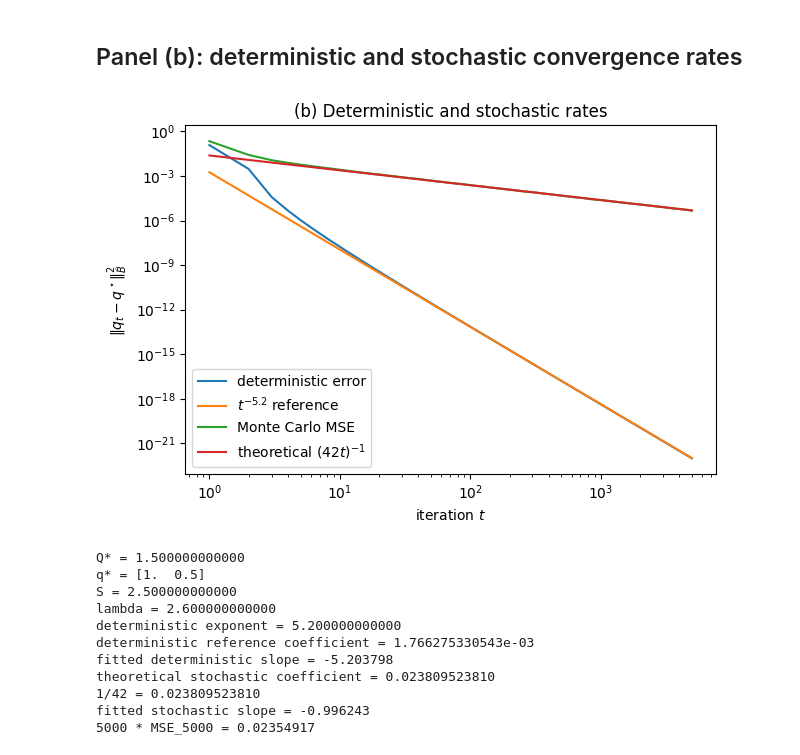
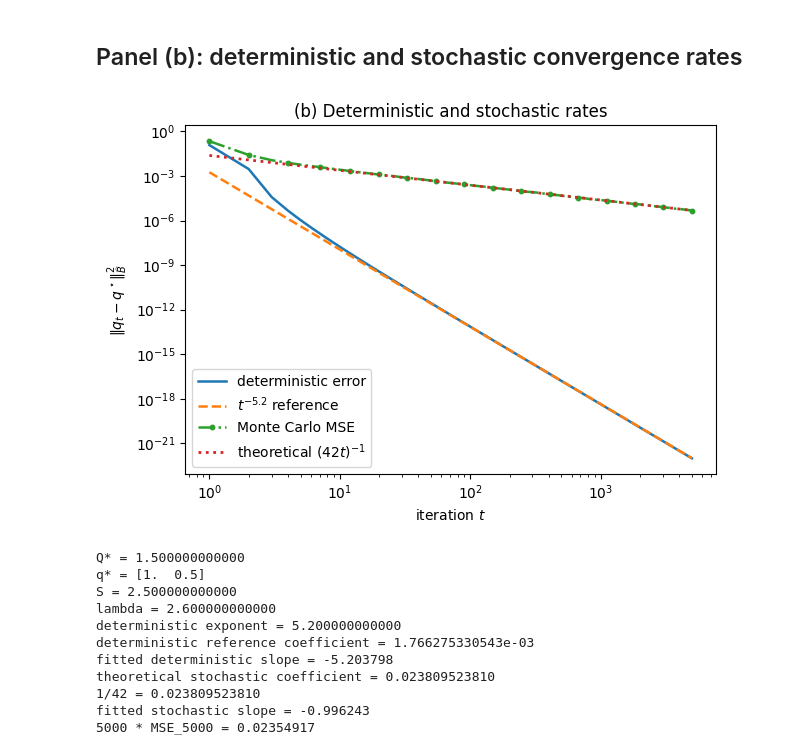
Before and after one commit to drokhlin/cournot-self-impact, a Jupyter notebook: cournot_nonlinear_figures.ipynb, the cells around one changed output. Drawn from its saved outputs; the diff is of its cells as text; code cells hidden in the pictures.

```diff
--- a/cournot_nonlinear_figures.ipynb
+++ b/cournot_nonlinear_figures.ipynb
@@ -152,39 +156,61 @@ C_noise = S * sigma**2 / (2.0*lam - 1.0)
 noise_reference = C_noise / tt
 
 fig, ax = plt.subplots(figsize=(6.4, 4.5))
-ax.loglog(tt, det_error[1:], label="deterministic error")
-ax.loglog(tt, det_reference, label=rf"$t^{{-{det_exponent:.1f}}}$ reference")
-ax.loglog(tt, mse[1:], label="Monte Carlo MSE")
-ax.loglog(tt, noise_reference, label=r"theoretical $(42t)^{-1}$")
+ax.loglog(
+    tt, det_error[1:],
+    linestyle="-", linewidth=1.8,
+    label="deterministic error"
+)
+ax.loglog(
+    tt, det_reference,
+    linestyle="--", linewidth=1.8,
+    label=rf"$t^{{-{det_exponent:.1f}}}$ reference"
+)
+marker_idx = np.unique(
+    np.geomspace(1, T, 18).astype(int) - 1
+)
+
+ax.loglog(
+    tt, mse[1:],
+    linestyle="-.", linewidth=1.8,
+    marker="o", markersize=3.2,
+    markevery=marker_idx,
+    label="Monte Carlo MSE"
+)
+ax.loglog(
+    tt, noise_reference,
+    linestyle=":", linewidth=2.0,
+    label=r"theoretical $(42t)^{-1}$"
+)
 
 ax.set_xlabel(r"iteration $t$")
 ax.set_ylabel(r"$\|q_t-q^\star\|_{\widehat B}^2$")
 ax.set_title("(b) Deterministic and stochastic rates")
 ax.legend()
 fig.tight_layout()
 
 fig.savefig(OUT / "nonlinear_panel_b.pdf")
 fig.savefig(OUT / "nonlinear_panel_b.png", dpi=600)
 plt.show()
 
 # Diagnostics reported in the text
 mask = (tt >= 200) & (tt <= 5000)
 det_slope = np.polyfit(np.log(tt[mask]), np.log(det_error[1:][mask]), 1)[0]
 noise_slope = np.polyfit(np.log(tt[mask]), np.log(mse[1:][mask]), 1)[0]
 
 print(f"Q* = {Q_star:.12f}")
 print(f"q* = {q_star}")
 print(f"S = {S:.12f}")
 print(f"lambda = {lam:.12f}")
 print(f"deterministic exponent = {det_exponent:.12f}")
 print(f"deterministic reference coefficient = {C_det:.12e}")
 print(f"fitted deterministic slope = {det_slope:.6f}")
 print(f"theoretical stochastic coefficient = {C_noise:.12f}")
 print(f"1/42 = {1/42:.12f}")
 print(f"fitted stochastic slope = {noise_slope:.6f}")
 print(f"5000 * MSE_5000 = {5000*mse[5000]:.8f}")
 # %% [output]
-[figure, old version]
+[figure, new version]
 Q* = 1.500000000000
 q* = [1.  0.5]
 S = 2.500000000000
```
Also changed, not shown: parts of 1 cell of this notebook.
